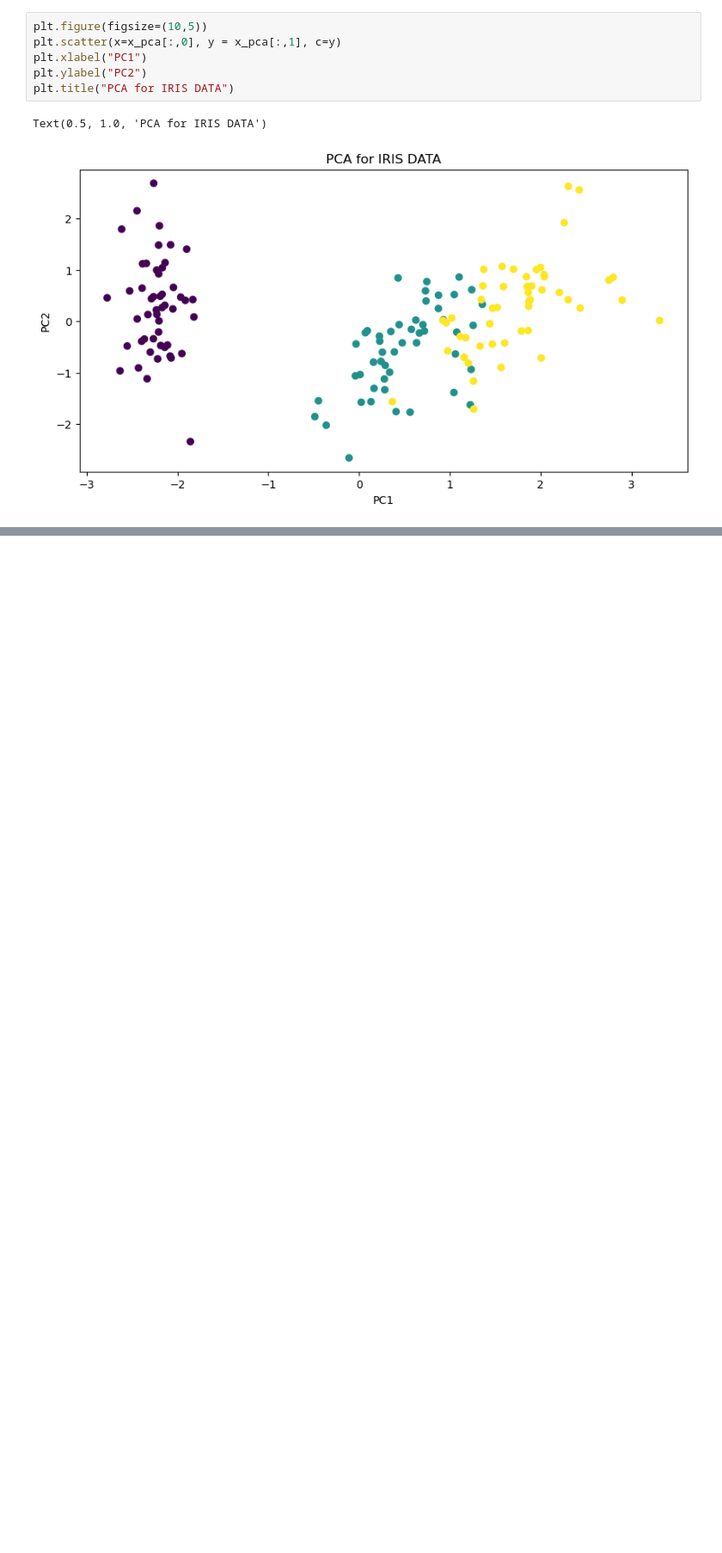
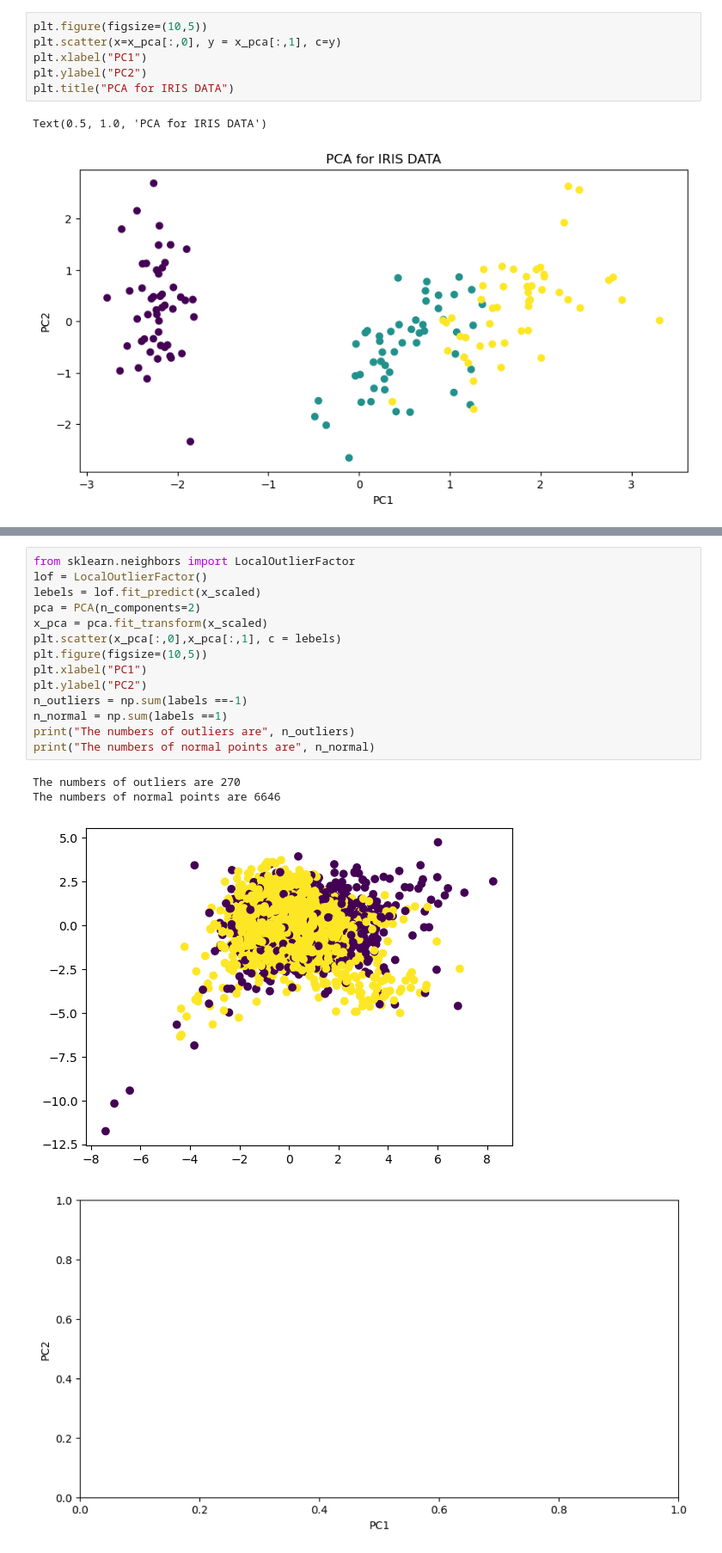
Before and after one commit to aneesi6247-lgtm/Unsupervised-Machine-Learning, a Jupyter notebook: Part_02_PCA.ipynb, the cells around one changed output, grey strips where cells are left out. Shown at 86% size. Drawn from its saved outputs; the diff is of its cells as text; blank space fills up the shorter version.

```diff
--- a/Part_02_PCA.ipynb
+++ b/Part_02_PCA.ipynb
@@ -36,0 +81,19 @@ Text(0.5, 1.0, 'PCA for IRIS DATA')
+# %%
+from sklearn.neighbors import LocalOutlierFactor
+lof = LocalOutlierFactor()
+lebels = lof.fit_predict(x_scaled)
+pca = PCA(n_components=2)
+x_pca = pca.fit_transform(x_scaled)
+plt.scatter(x_pca[:,0],x_pca[:,1], c = lebels)
+plt.figure(figsize=(10,5))
+plt.xlabel("PC1")
+plt.ylabel("PC2")
+n_outliers = np.sum(labels ==-1)
+n_normal = np.sum(labels ==1)
+print("The numbers of outliers are", n_outliers)
+print("The numbers of normal points are", n_normal)
+# %% [output]
+The numbers of outliers are 270
+The numbers of normal points are 6646
+[figure, added]
+[figure, added]
```
Also changed, not shown: parts of 6 cells of this notebook, 1 other file.
